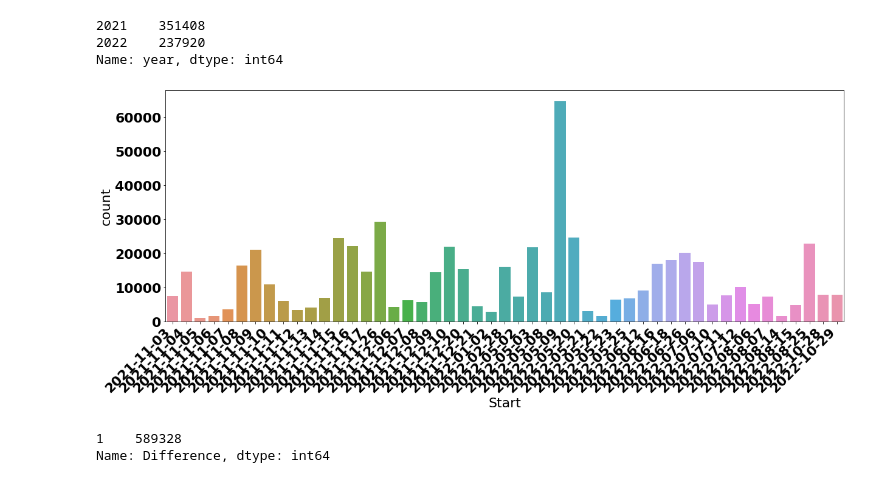
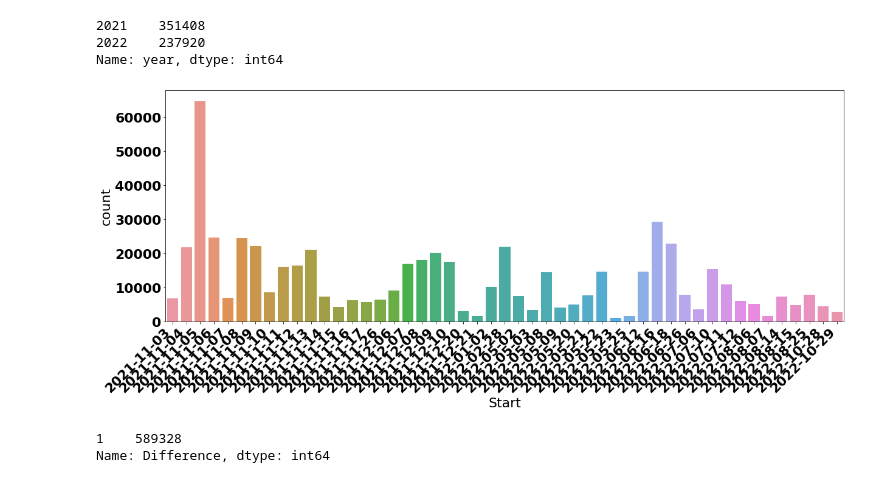
Before and after one commit to Bidroombv/eda, a Jupyter notebook: ugo_collector/OTA_HotelAvailNotifRQ/OTA_hotelAvail_messages_first_analysis.ipynb, the cells around one changed output. Saved outputs shown, nothing was run; the diff lists cells and outputs as text; code cells hidden in the pictures.

Commit message:
added plots per hotel

```diff
--- a/ugo_collector/OTA_HotelAvailNotifRQ/OTA_hotelAvail_messages_first_analysis.ipynb
+++ b/ugo_collector/OTA_HotelAvailNotifRQ/OTA_hotelAvail_messages_first_analysis.ipynb
@@ -224,11 +231,11 @@ StatusApplicationControl_Start["year"].value_counts()
 Name: year, dtype: int64
 # %%
 fig, ax = plt.subplots(figsize = (20,7))
-fig = sns.countplot(x = "Start", data = HotelAvailNotifRQ_Messages_splited)
 x_dates = HotelAvailNotifRQ_Messages_splited['Start'].dt.strftime('%Y-%m-%d').sort_values().unique()
+fig = sns.countplot(x = "Start", data = HotelAvailNotifRQ_Messages_splited, order=x_dates)
 ax = ax.set_xticklabels(labels=x_dates, rotation=45, ha='right')
 # %% [output]
-[figure, old version]
+[figure, new version]
 # %%
 HotelAvailNotifRQ_Messages_splited['Difference'] = (HotelAvailNotifRQ_Messages_splited['Start'] - HotelAvailNotifRQ_Messages_splited['End']).dt.days + 1
 HotelAvailNotifRQ_Messages_splited["Difference"].value_counts()
```
Also changed, not shown: parts of 15 cells of this notebook.
